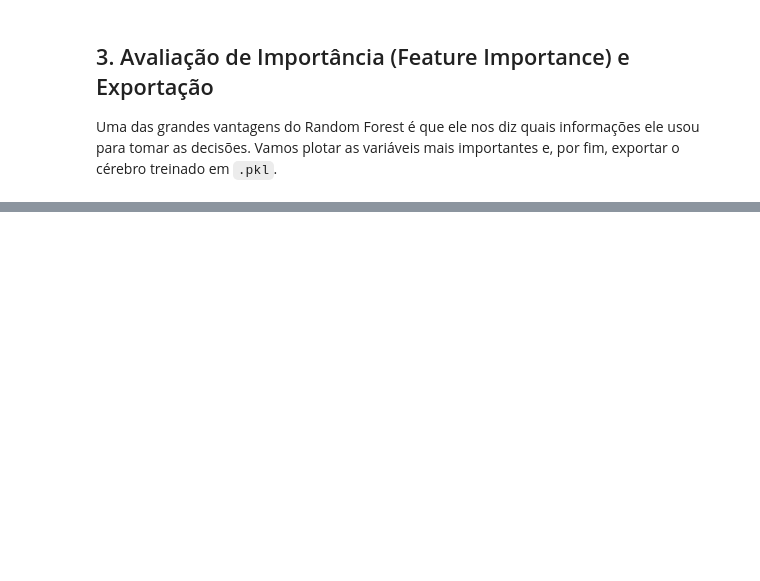
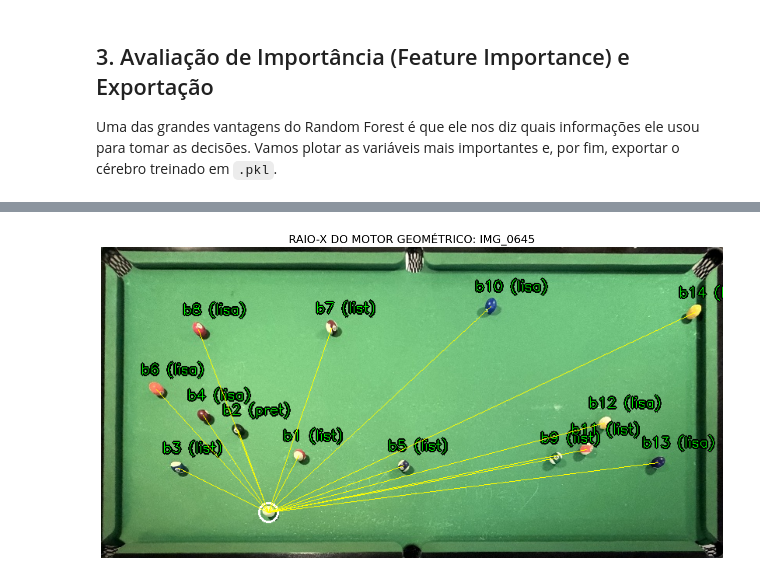
Before and after one commit to julianamirbosio/SinucaVision, a Jupyter notebook: modulo3/05_treino_rf.ipynb, the cells around one changed output, grey strips where cells are left out. Cells and saved outputs as stored; diff of their text form; code cells hidden in the pictures; blank space fills up the shorter version.

```diff
--- a/modulo3/05_treino_rf.ipynb
+++ b/modulo3/05_treino_rf.ipynb
@@ -177,2 +176,80 @@ b13_dist_cacapa     0.024000
 Modelo salvo com sucesso em: ../models/modelo.pkl
 Agora você pode carregar este arquivo .pkl na sua aplicação em tempo real!
+# %%
+# ============================================================
+# Célula de Depuração Visual: O que o Módulo 4 está a ver?
+# ============================================================
+import os
+import cv2
+import json
+import math
+import matplotlib.pyplot as plt
+
+# --- 1. Escolha a imagem que quer auditar ---
+NOME_IMAGEM = "IMG_0645" # Troque para o nome da imagem que quer testar
+
+# O uso de '../' faz o código sair da pasta 'modulo3' e ir para a raiz do projeto
+CAMINHO_IMG = f"../data/normalized/{NOME_IMAGEM}.JPG"
+CAMINHO_JSON = f"../data/output/{NOME_IMAGEM}_balls.json"
+
+# Carrega os dados
+imagem = cv2.imread(CAMINHO_IMG)
+
+# Verifica se a imagem foi carregada corretamente
+if imagem is None:
+    # Tenta carregar com .jpg minúsculo caso o .JPG maiúsculo falhe
+    CAMINHO_IMG = f"../data/normalized/{NOME_IMAGEM}.jpg"
+    imagem = cv2.imread(CAMINHO_IMG)
+    if imagem is None:
+        print(f"Erro: Não foi possível encontrar a imagem em {CAMINHO_IMG}")
+
+if imagem is not None:
+    try:
+        with open(CAMINHO_JSON, 'r', encoding='utf-8') as f:
+            dados = json.load(f)
+
+        # Encontra a bola branca
+        branca = next((b for b in dados['bolas'] if b['tipo'] == 'branca'), None)
+        outras_bolas = [b for b in dados['bolas'] if b['tipo'] != 'branca']
+
+        if branca is None:
+            print("Erro: Nenhuma bola branca encontrada neste JSON.")
+        else:
+            # --- 2. Recria a ordenação do Módulo 4 (Ex: por distância à branca) ---
+            def calc_dist(b1, b2):
+                return math.hypot(b1['x'] - b2['x'], b1['y'] - b2['y'])
+
+            # Ordena as outras bolas para descobrir quem é a b1, b2, b3...
+            outras_bolas.sort(key=lambda b: calc_dist(branca, b))
+
+            imagem_debug = imagem.copy()
+
+            # Desenha a branca
+            cv2.circle(imagem_debug, (branca['x'], branca['y']), 12, (255, 255, 255), 2)
+
+            # --- 3. Desenha os Labels (b1, b2...) e Linhas de Tiro ---
+            for i, bola in enumerate(outras_bolas):
+                nome_variavel = f"b{i+1}"
+                cx, cy = bola['x'], bola['y']
+
+                # Desenha a linha da branca até a bola alvo (simulando a mira)
+                cv2.line(imagem_debug, (branca['x'], branca['y']), (cx, cy), (0, 255, 255), 1)
+
+                # Etiqueta preta com o texto verde brilhante para alto contraste
+                texto = f"{nome_variavel} ({bola['tipo'][:4]})"
+                cv2.putText(imagem_debug, texto, (cx - 20, cy - 20),
+                            cv2.FONT_HERSHEY_SIMPLEX, 0.6, (0, 0, 0), 3) # Borda preta
+                cv2.putText(imagem_debug, texto, (cx - 20, cy - 20),
+                            cv2.FONT_HERSHEY_SIMPLEX, 0.6, (0, 255, 0), 1) # Texto verde
+
+            # --- 4. Exibe o Raio-X ---
+            plt.figure(figsize=(16, 10))
+            plt.imshow(cv2.cvtColor(imagem_debug, cv2.COLOR_BGR2RGB))
+            plt.title(f"RAIO-X DO MOTOR GEOMÉTRICO: {NOME_IMAGEM}", fontsize=16)
+            plt.axis('off')
+            plt.show()
+
+    except FileNotFoundError:
+        print(f"Erro: O arquivo JSON não foi encontrado no caminho: {CAMINHO_JSON}")
+# %% [output]
+[figure, added]
```
Also changed, not shown: parts of 3 cells of this notebook, 2 other files.
